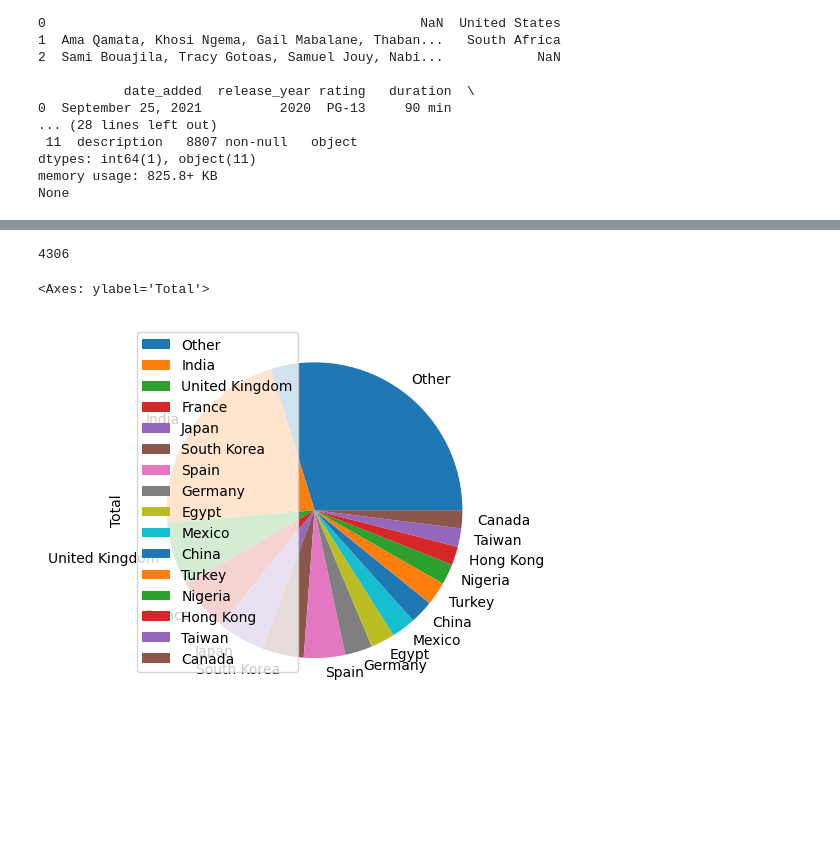
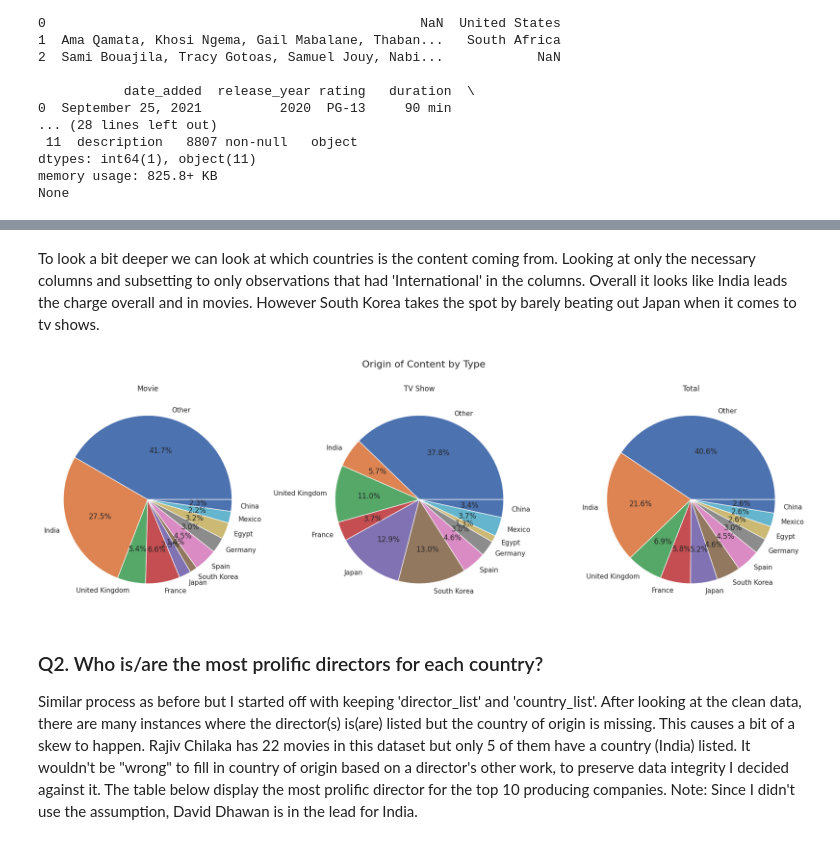
Before and after one commit to zdelk/netflix_eda, a Jupyter notebook: netflix_eda.ipynb, the cells around one changed output, grey strips where cells are left out. Cells and saved outputs as stored; diff of their text form; code cells hidden in the pictures; blank space fills up the shorter version.

```diff
--- a/netflix_eda.ipynb
+++ b/netflix_eda.ipynb
@@ -51,19 +39,0 @@ df[df == 'Not Given'] = np.nan
-# %%
-# Q1.What are the most prevalent categories?
-# Some of the 'listed_in' have unneccessary keywords like 'TV' or 'Movies'
-# So we want to remove them and then split the strings into lists
-# to get a better picture of what categories are most popular across the two
-# media forms.
-
-# Removing Uneccessary Keywords
-substring_to_remove = ['TV', 'Shows', 'Movies', '\'']
-pattern = "|".join(substring_to_remove)
-df['listed_in'] = df['listed_in'].str.replace(pattern, "", regex=True)
-
-
-
-# Converting Categories to lists
-df['listed_in_list'] = df['listed_in'].str.split(',').apply(lambda x: [i.strip() for i in x])
-
-# # Checking if it worked
-# df['listed_in_list'].head()
@@ -94,45 +99,56 @@ plt.tight_layout()
+# %% [markdown]
+To look a bit deeper we can look at which countries is the content coming from. Looking at only the necessary columns and subsetting to only observations that had 'International' in the columns. Overall it looks like India leads the charge overall and in movies. However South Korea takes the spot by barely beating out Japan when it comes to tv shows.
 # %%
-# Looks like 'International' the the most common category.
-# Wonder where the content is coming from.
+# Looking Deeper into it
 
 # Subset data to just relevant info
 # Only worried about entries where 'International' is in the categories
-subset_int = df[['country', 'listed_in_list', 'type']].dropna()
+subset_int = df_clean[['country_list', 'listed_in_list', 'type']].dropna()
 subset_int = subset_int[subset_int['listed_in_list'].apply(lambda x: 'International' in x)]
 
-# Separating the country into list
-subset_int['countries'] = subset_int['country'].str.split(r',\s*+', regex=True)
 
 # Each country for each observation gets its own row
-exploded = subset_int.explode('countries')
+exploded = subset_int.explode('country_list')
 
 # Getting Counts of Tv Shows and Movies for each country
-country_media_df = exploded.groupby(['countries','type'], observed=True).size().unstack(fill_value=0)
+country_media_df = exploded.groupby(['country_list','type'], observed=True).size().unstack(fill_value=0)
 
 country_media_df['Total'] = country_media_df.sum(axis=1) # Total media for country
 cm_sorted = country_media_df.sort_values(by='Total', axis=0, ascending=False) # Sorting by total count
 
 # Dropping US since I live there
 cm_sorted = cm_sorted.drop('United States')
 
-ten_place = cm_sorted['Total'].iloc[14] # Count for 10th largest
-print(cm_sorted['Total'].sum())
+ten_place = cm_sorted['Total'].iloc[9] # Count for 10th largest
 cm_sorted = cm_sorted.reset_index()
 # If below rank 10 grouped to Other
-cm_sorted['countries'] = cm_sorted['countries'].where(cm_sorted['Total'] >= ten_place, 'Other')
+cm_sorted['country_list'] = cm_sorted['country_list'].where(cm_sorted['Total'] >= ten_place, 'Other')
 
 cm_grouped = (
     cm_sorted
-    .groupby('countries')[['Movie', 'TV Show', 'Total']]
+    .groupby('country_list')[['Movie', 'TV Show', 'Total']]
     .sum()
     .sort_values(by='Total', ascending=False)
 )
 
+fig, axes = plt.subplots(1, 3, figsize=(18, 6))
 
-cm_grouped.plot.pie(y='Total')
+for ax, col in zip(axes, ['Movie', 'TV Show', 'Total']):
+    cm_grouped[col].plot.pie(
+        ax=ax,
+        autopct='%1.1f%%',
+        legend=False
+    )
+    ax.set_ylabel('')
+    ax.set_title(col)
+
+plt.suptitle('Origin of Content by Type', fontsize=16)
+plt.tight_layout(rect=[0, 0, 1, 0.95])  # leaves space for suptitle
+plt.show()
 # %% [output]
-4306
-<Axes: ylabel='Total'>
-[figure, old version]
+[figure, new version]
+# %% [markdown]
+### Q2. Who is/are the most prolific directors for each country?
+Similar process as before but I started off with keeping 'director_list' and 'country_list'. After looking at the clean data, there are many instances where the director(s) is(are) listed but the country of origin is missing. This causes a bit of a skew to happen. Rajiv Chilaka has 22 movies in this dataset but only 5 of them have a country (India) listed. It wouldn't be "wrong" to fill in country of origin based on a director's other work, to preserve data integrity I decided against it. The table below display the most prolific director for the top 10 producing companies. Note: Since I didn't use the assumption, David Dhawan is in the lead for India.
 # %%
 # - Who is/are the most prolific directors for each country?
```
Also changed, not shown: parts of 23 cells of this notebook, 3 other files.
